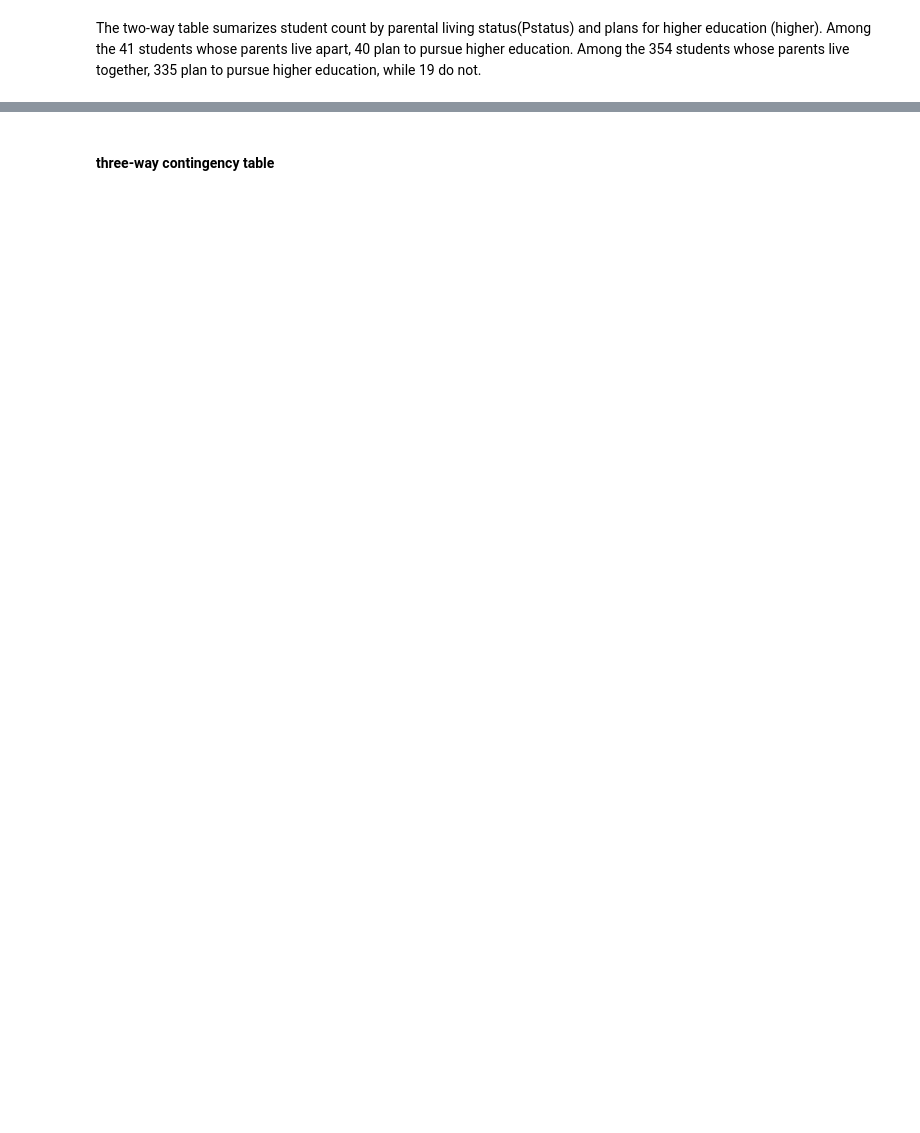
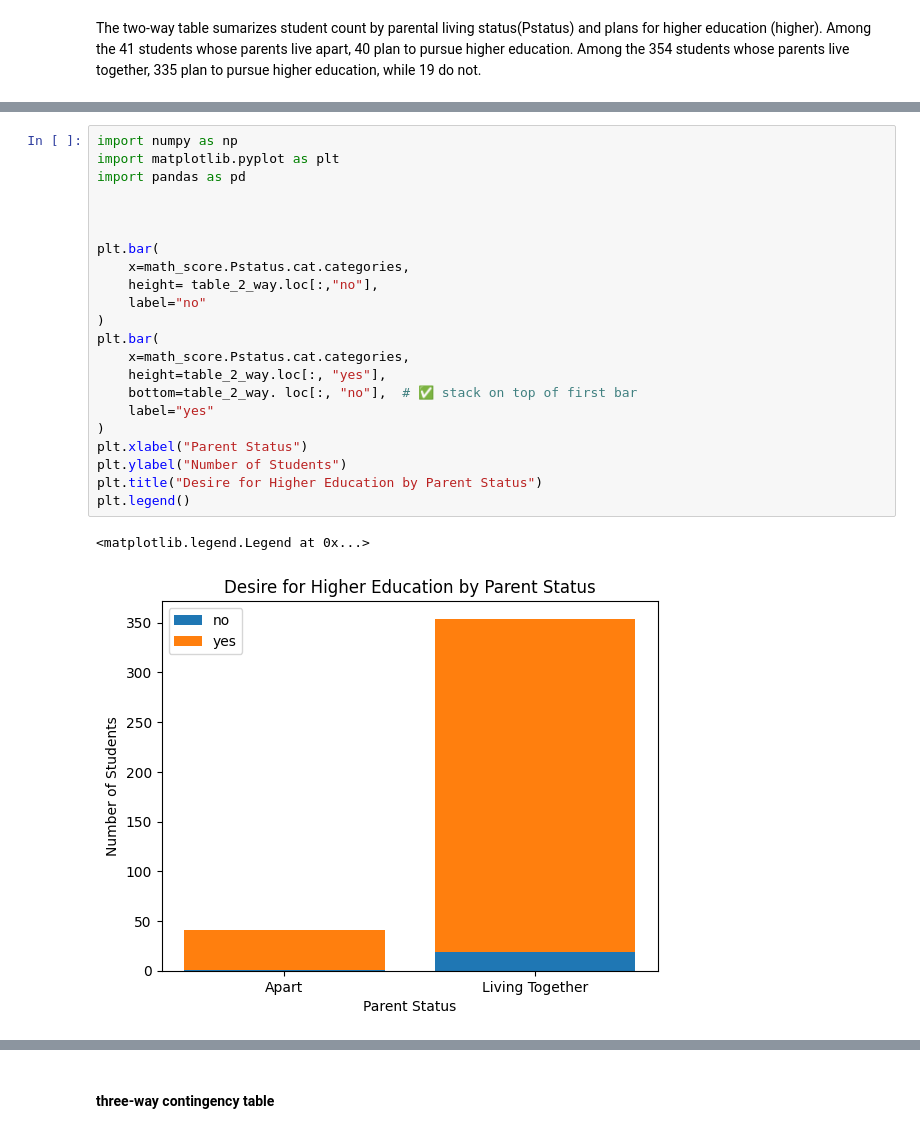
Before and after one commit to hzhoujoy/HW4_ST554, a Jupyter notebook: HW4_JoyZhou.ipynb, the cells around one changed output, grey strips where cells are left out. Cells and saved outputs as stored; diff of their text form; blank space fills up the shorter version.

```diff
--- a/HW4_JoyZhou.ipynb
+++ b/HW4_JoyZhou.ipynb
@@ -112,0 +113,25 @@ The two-way table sumarizes student count by parental living status(Pstatus) and
+# %%
+import numpy as np
+import matplotlib.pyplot as plt
+import pandas as pd
+
+
+
+plt.bar(
+    x=math_score.Pstatus.cat.categories,
+    height= table_2_way.loc[:,"no"],
+    label="no"
+)
+plt.bar(
+    x=math_score.Pstatus.cat.categories,
+    height=table_2_way.loc[:, "yes"],
+    bottom=table_2_way. loc[:, "no"],  # ✅ stack on top of first bar
+    label="yes"
+)
+plt.xlabel("Parent Status")
+plt.ylabel("Number of Students")
+plt.title("Desire for Higher Education by Parent Status")
+plt.legend()
+# %% [output]
+<matplotlib.legend.Legend at 0x...>
+[figure, added]
```
Also changed, not shown: parts of 12 cells of this notebook.
